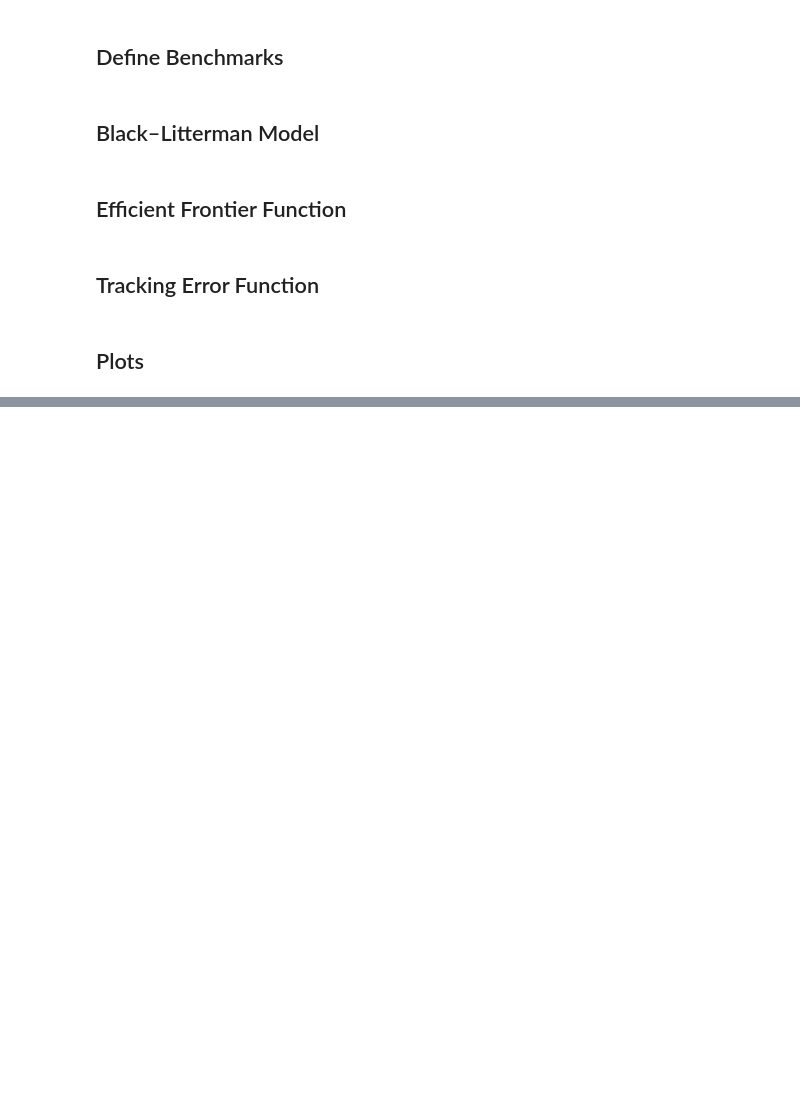
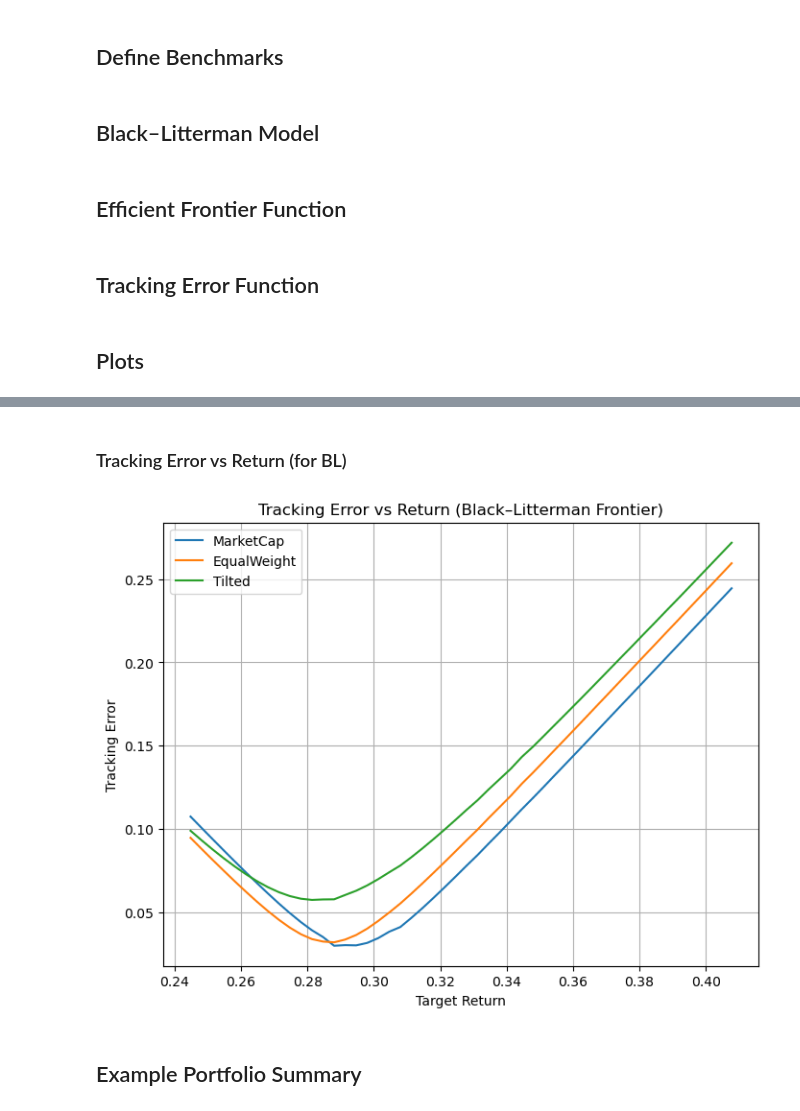
Before and after one commit to aryangoelcode/Black-litterman-with-multiple-benchmarking-tracking-error, a Jupyter notebook: black_litterman.ipynb, the cells around one changed output, grey strips where cells are left out. Cells and saved outputs as stored; diff of their text form; code cells hidden in the pictures; blank space fills up the shorter version.

```diff
--- a/black_litterman.ipynb
+++ b/black_litterman.ipynb
@@ -125,0 +146,18 @@ for label, data in frontiers.items():
+# %% [markdown]
+### Tracking Error vs Return (for BL)
+# %%
+plt.figure(figsize=(8,6))
+rets = te_results["Black-Litterman"]["rets"]
+te_matrix = te_results["Black-Litterman"]["te"]
+for j, (bn_name, _) in enumerate(benchmarks.items()):
+    plt.plot(rets, te_matrix[:,j], label=bn_name)
+plt.xlabel("Target Return")
+plt.ylabel("Tracking Error")
+plt.title("Tracking Error vs Return (Black–Litterman Frontier)")
+plt.legend()
+plt.grid(True)
+plt.show()
+# %% [output]
+[figure, added]
+# %% [markdown]
+## Example Portfolio Summary
```
Also changed, not shown: parts of 20 cells of this notebook.
